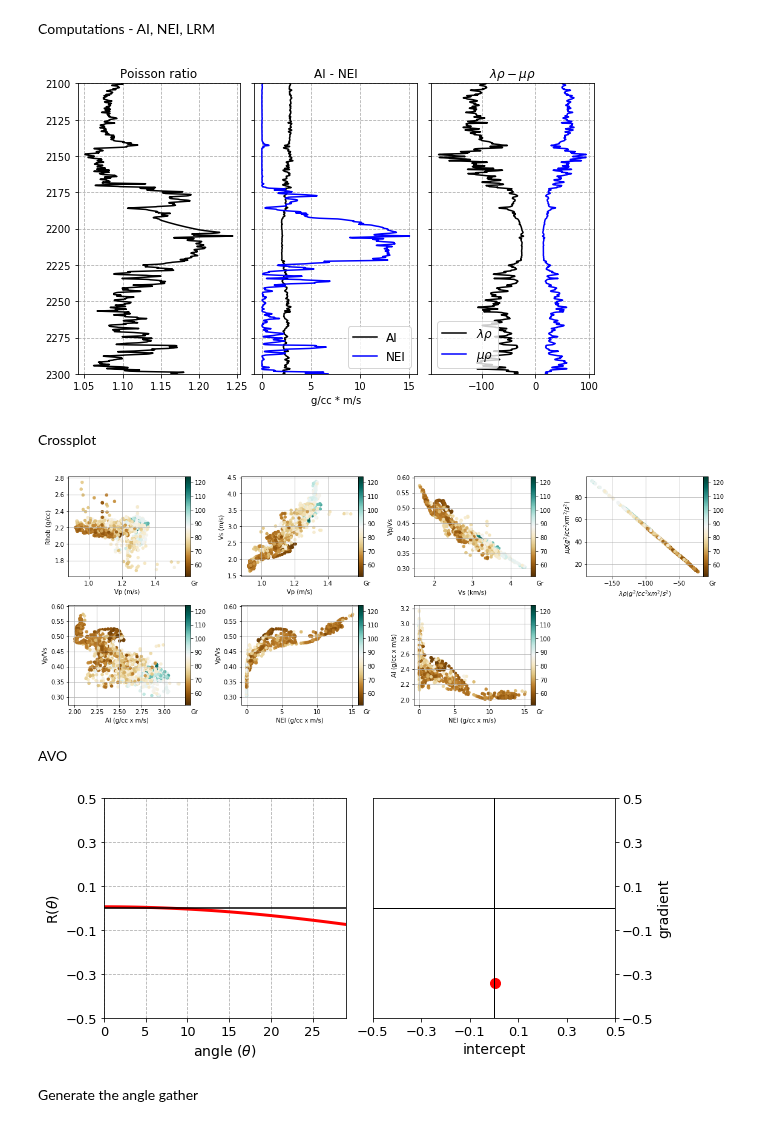
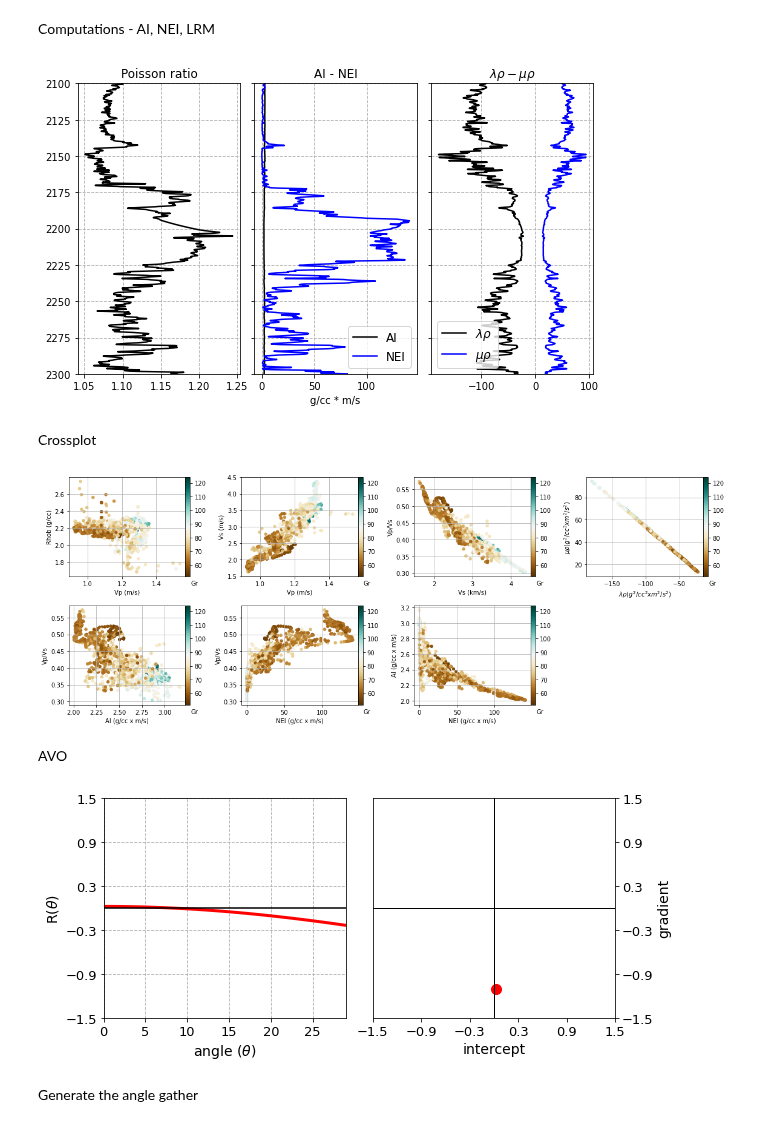
Before and after one commit to ffigura/avo, a Jupyter notebook: 2_real_well_avseth/2_well_5_avseth.ipynb, the cells around one changed output. Cells and saved outputs as stored; diff of their text form; code cells hidden in the pictures.

```diff
--- a/2_real_well_avseth/2_well_5_avseth.ipynb
+++ b/2_real_well_avseth/2_well_5_avseth.ipynb
@@ -57,7 +57,7 @@ ai=ip.ai(w5vp,w5rho) # acoustic impedance
 lambda_rho,mu_rho=ip.lrm(w5vp,w5vs,w5rho) # lambda rho and mu rho
 
 #get the closest location of the top on the depth array as reference to NEI
-index = (np.abs(w5z - 2175)).argmin()
+index = (np.abs(w5z - 2170)).argmin()
 #w5z[index]
 nei=ip.nei(w5vp,w5vs,w5rho,w5vp[index],w5vs[index],w5rho[index],angle) # normalized elastic impedance
 # %%
@@ -89,7 +89,7 @@ for i in range(3):
         ax[i].set_title(title[i])
 plt.tight_layout()
 # %% [output]
-[figure, old version]
+[figure, new version]
 # %% [markdown]
 Crossplot
 # %%
@@ -153,48 +153,48 @@ cbar.set_label('Gr',labelpad=-19,y=-0.04, rotation=0)
 
 plt.tight_layout()
 # %% [output]
-[figure, old version]
+[figure, new version]
 # %% [markdown]
 AVO
 # %%
 theta = np.arange(0,angle+1,1)
 I,G,shuey,_ = avo.shuey(w5vp[index],w5vs[index],w5rho[index],w5vp[index+1],w5vs[index+1],w5rho[index+1],theta)
 # %%
-mxplot=0.5
+mxplot=1.5
 
 f, ax = plt.subplots(nrows=1,ncols=2,figsize=(9,4))
 
 ax[0].plot(theta,shuey,'-',color='red',linewidth=3)
 ax[0].axhline(0, color='k')
 ax[0].set_xlabel('angle ($\\theta$)', fontsize=14)
 ax[0].set_ylabel('R($\\theta$)', fontsize=14)
 yt=np.linspace(-mxplot,mxplot,6)
 ax[0].set_yticks(yt)
 ax[0].set_xlim(0.,np.max(angle-1))
 ax[0].set_ylim(-mxplot,mxplot)
 ax[0].tick_params(labelsize=13)
 ax[0].grid(linestyle='--')
 
 ax[1].plot(I,G,'o',color='red',markersize=10)
 ax[1].axhline(0, color='k', lw=1)
 ax[1].axvline(0, color='k', lw=1)
 ax[1].set_xlabel('intercept', fontsize=14)
 ax[1].set_ylabel('gradient', fontsize=14)
 ax[1].set_xlim(-mxplot,mxplot)
 ax[1].set_ylim(-mxplot,mxplot)
 yt=np.linspace(-mxplot,mxplot,6)
 xt=np.linspace(-mxplot,mxplot,6)
 ax[1].set_yticks(yt)
 ax[1].set_xticks(xt)
 ax[1].xaxis.set_label_position('bottom')
 ax[1].xaxis.tick_bottom()
 ax[1].yaxis.set_label_position('right')
 ax[1].yaxis.tick_right()
 ax[1].tick_params(labelsize=13)
 
 plt.tight_layout()
 # %% [output]
-[figure, old version]
+[figure, new version]
 # %% [markdown]
 Generate the angle gather
 # %%
```
